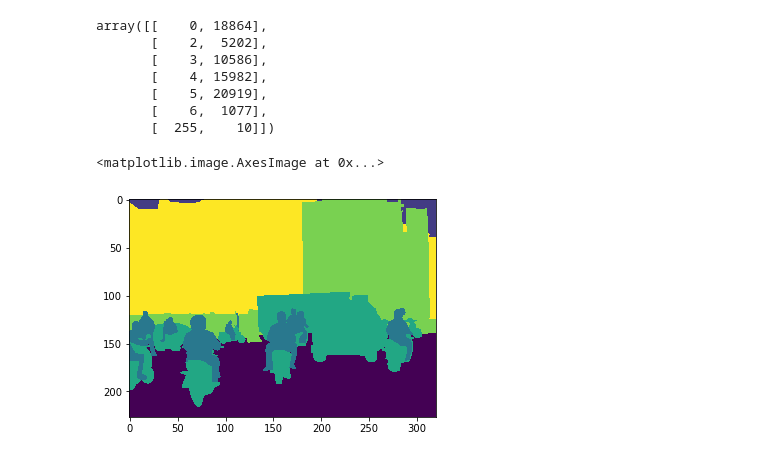
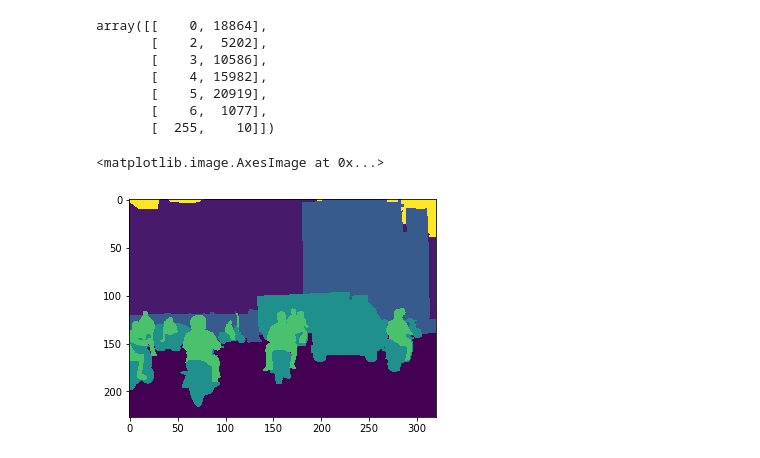
Before and after one commit to pbcpraveen/IDD-Challenge, a Jupyter notebook: Data visualisation.ipynb, the cells around one changed output. Drawn from its saved outputs; the diff is of its cells as text; code cells hidden in the pictures.

Commit message:
visualised-segment-maps

```diff
--- a/Data visualisation.ipynb
+++ b/Data visualisation.ipynb
@@ -90,9 +90,9 @@ array([[    0, 18864],
 # %%
 for i in range(len(imap)):
     for j in range(len(imap[0])):
         if imap[i][j]!=0 or imap[i][j]!=255:
-            imap[i][j]*=50
+            imap[i][j]*=40
 plt.imshow(imap)
 # %% [output]
 <matplotlib.image.AxesImage at 0x...>
-[figure, old version]
+[figure, new version]
```
